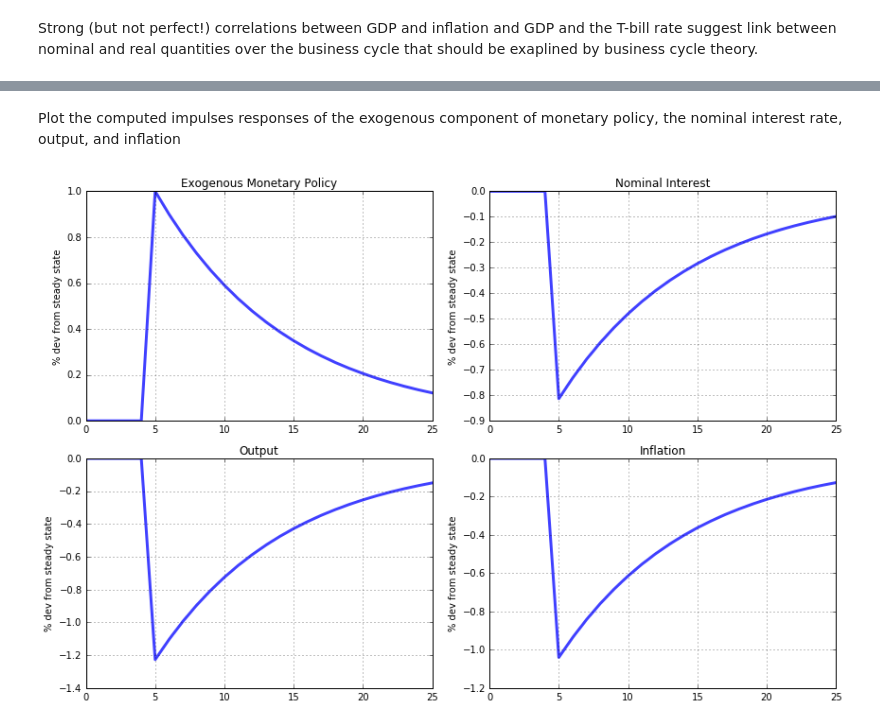
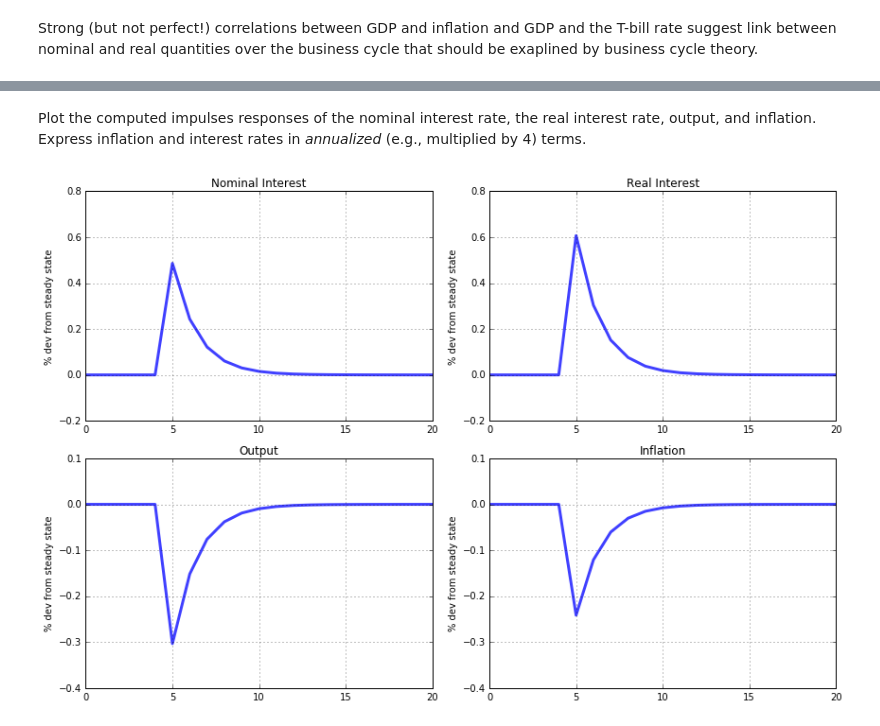
Before and after one commit to t-hdd/econ126, a Jupyter notebook: Lecture Notebooks/Econ126_Class_16.ipynb, the cells around one changed output, grey strips where cells are left out. Cells and saved outputs as stored; diff of their text form; code cells hidden in the pictures.

```diff
--- a/Lecture Notebooks/Econ126_Class_16.ipynb
+++ b/Lecture Notebooks/Econ126_Class_16.ipynb
@@ -104,16 +104,16 @@ The goal is to compute impulse responses in the model to a one percent exogenous
 # %%
 # Create a variable called 'parameters' that stores the model parameter values in a Pandas Series
 parameters = pd.Series()
-parameters['y_bar'] = 1
-parameters['beta'] = 0.98
+parameters['y_bar'] = 0
+parameters['beta'] = 0.995
 parameters['r_bar'] = -np.log(parameters.beta)
 parameters['kappa'] = 0.1
-parameters['pi_T'] = 0.02
+parameters['pi_T'] = 0.02/4
 parameters['phi_pi'] = 1.5
 parameters['phi_y'] = 0.5/4
-parameters['rho_g'] = 0.9
-parameters['rho_u'] = 0.9
-parameters['rho_v'] = 0.9
+parameters['rho_g'] = 0.5
+parameters['rho_u'] = 0.5
+parameters['rho_v'] = 0.5
 
 # Print the model's parameters
 print(parameters)
@@ -149,16 +149,16 @@ def equilibrium_equations(variables_forward,variables_current,parameters):
     fwd = variables_forward
 
     # IS equation
-    is_equation = fwd.y - cur.r +p.r_bar + fwd.g - cur.y
+    is_equation = fwd.y - (cur.r -p.r_bar) + cur.g - cur.y
 
     # Fisher_equation
     fisher_equation = cur.r + fwd.pi - cur.i
 
     # Monetary policy
-    monetary_policy = p.r_bar + p.pi_T + p.phi_pi*(cur.pi - p.pi_T) + p.phi_y*cur.y + fwd.v - cur.i
+    monetary_policy = p.r_bar + p.pi_T + p.phi_pi*(cur.pi - p.pi_T) + p.phi_y*cur.y + cur.v - cur.i
 
     # Phillips curve
-    phillips_curve = p.beta*(fwd.pi- p.pi_T) + p.kappa*cur.y + fwd.u - (cur.pi-p.pi_T)
+    phillips_curve = p.beta*(fwd.pi- p.pi_T) + p.kappa*cur.y + cur.u - (cur.pi-p.pi_T)
 
     # Demand process
     demand_process = p.rho_g*cur.g - fwd.g
@@ -220,29 +250,34 @@ print(nk_model.irs['e_v'].head(10))
 # %% [markdown]
-Plot the computed impulses responses of the exogenous component of monetary policy, the nominal interest rate, output, and inflation
+Plot the computed impulses responses of the nominal interest rate, the real interest rate, output, and inflation. Express inflation and interest rates in *annualized* (e.g., multiplied by 4) terms.
 # %%
 # Create figure. PROVIDED
 fig = plt.figure(figsize=(12,8))
 
 # Create upper-left axis. PROVIDED
 ax1 = fig.add_subplot(2,2,1)
-(nk_model.irs['e_v']['v']*100).plot(ax=ax1,lw=3,alpha=0.75,title='Exogenous Monetary Policy',grid=True)
+(nk_model.irs['e_v']['i']*400).plot(ax=ax1,lw=3,alpha=0.75,title='Nominal Interest',grid=True)
 ax1.set_ylabel('% dev from steady state')
 
 # Create upper-right axis. PROVIDED
 ax2 = fig.add_subplot(2,2,2)
-(nk_model.irs['e_v']['i']*100).plot(ax=ax2,lw=3,alpha=0.75,title='Nominal Interest',grid=True)
+(nk_model.irs['e_v']['r']*400).plot(ax=ax2,lw=3,alpha=0.75,title='Real Interest',grid=True)
 ax2.set_ylabel('% dev from steady state')
 
 # Create lower-left axis. PROVIDED
 ax3 = fig.add_subplot(2,2,3)
 (nk_model.irs['e_v']['y']*100).plot(ax=ax3,lw=3,alpha=0.75,title='Output',grid=True)
 ax3.set_ylabel('% dev from steady state')
 
 # Create lower-right axis. PROVIDED
 ax4 = fig.add_subplot(2,2,4)
-(nk_model.irs['e_v']['pi']*100).plot(ax=ax4,lw=3,alpha=0.75,title='Inflation',grid=True)
+(nk_model.irs['e_v']['pi']*400).plot(ax=ax4,lw=3,alpha=0.75,title='Inflation',grid=True)
 ax4.set_ylabel('% dev from steady state')
 
+ax1.set_ylim([-0.2,0.8])
+ax2.set_ylim([-0.2,0.8])
+ax3.set_ylim([-0.4,0.1])
+ax4.set_ylim([-0.4,0.1])
+
 fig.tight_layout()
 # %% [output]
-[figure, old version]
+[figure, new version]
```
Also changed, not shown: parts of 6 cells of this notebook, 5 other files.
